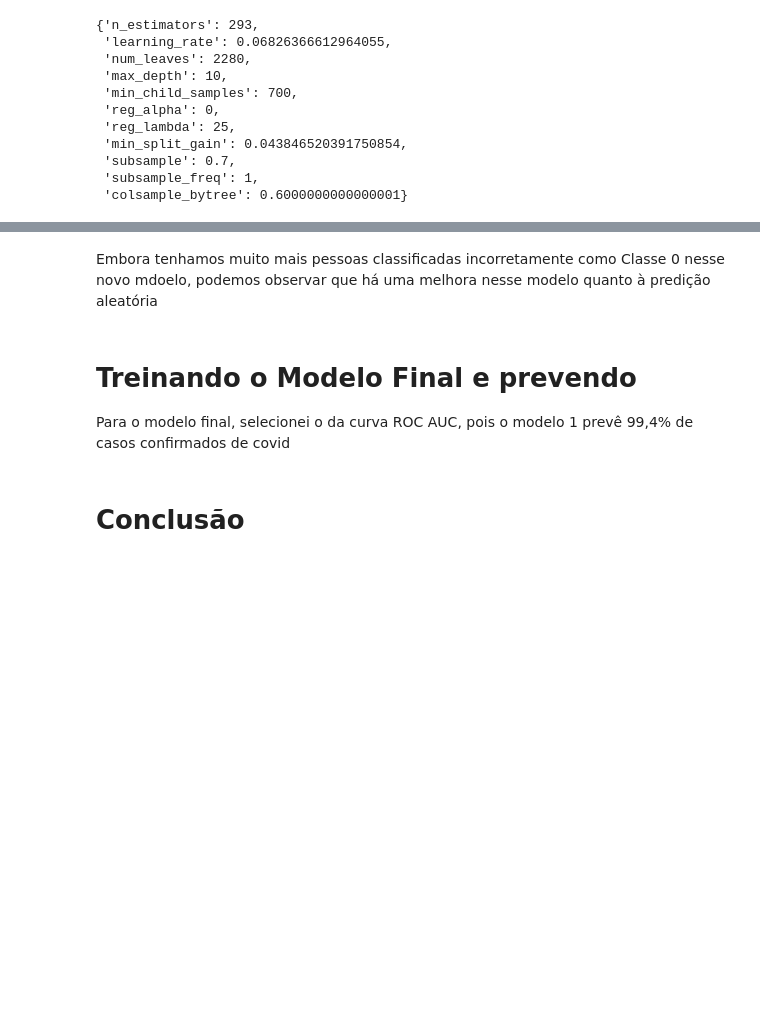
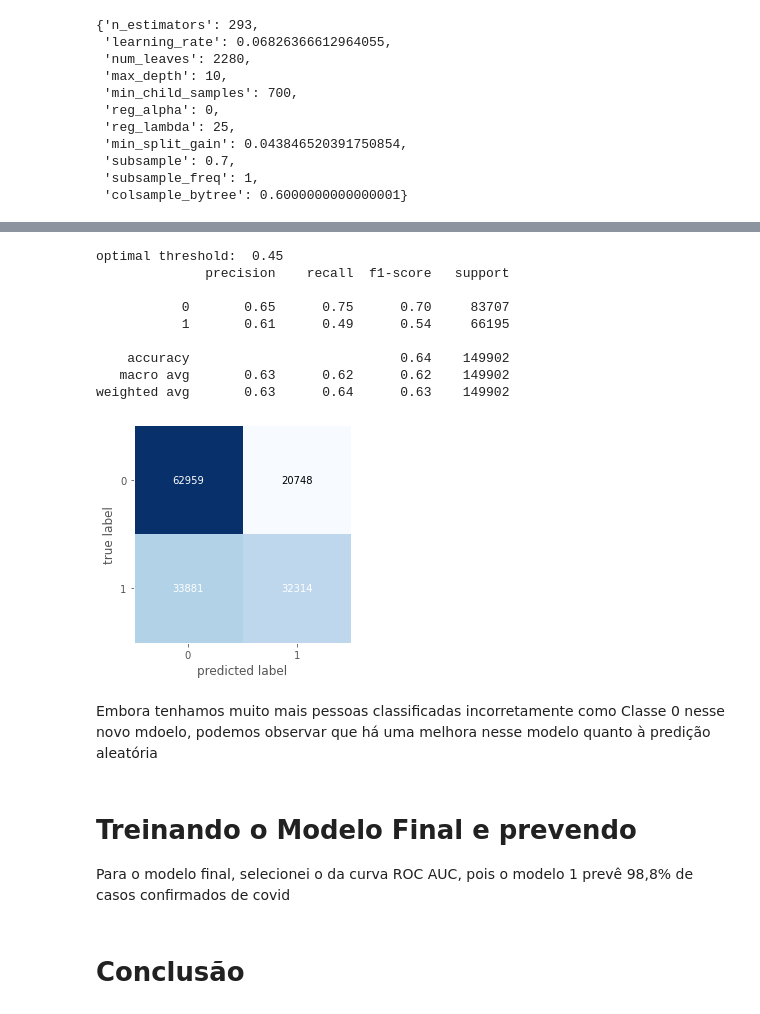
Before and after one commit to gdagosto/projeto-01-modulo-04-dsd, a Jupyter notebook: 781_Projeto1_GabrielDAgosto.ipynb, the cells around one changed output, grey strips where cells are left out. Saved outputs shown, nothing was run; the diff lists cells and outputs as text; code cells hidden in the pictures; blank space fills up the shorter version.

```diff
--- a/781_Projeto1_GabrielDAgosto.ipynb
+++ b/781_Projeto1_GabrielDAgosto.ipynb
@@ -1493,3 +1488,61 @@ weighted avg       0.63      0.64      0.63    149902
+# %%
+model = LGBMClassifier(**study_roc.best_params, verbosity=-1)
+
+# Treinando com o KFold para encontrar o threshold otimo
+kf = StratifiedKFold(n_splits=5, shuffle=True, random_state=RANDOM_STATE)
+kf_scores = []
+threshold_list = []
+
+KFold_X = pd.DataFrame(X_train)
+KFold_y = pd.DataFrame(y_train)
+
+for idx, (train_index, val_index) in enumerate(kf.split(KFold_X, KFold_y)):
+    KFold_X_train, KFold_X_val = KFold_X.values[train_index], KFold_X.values[val_index]
+    KFold_y_train, KFold_y_val = KFold_y.values[train_index].ravel(
+    ), KFold_y.values[val_index].ravel()
+
+    model.fit(KFold_X_train, KFold_y_train)
+
+    preds = model.predict_proba(KFold_X_val)[:, 1]
+
+    # Calcula as métricas para cada thresholds
+    thresh, metric, _ = utils.metric_over_thresholds(
+        evaluation_metrics, KFold_y_val, preds)
+
+    # Salva os resultados das métricas por threshold de cada fold
+    if idx == 0:
+        threshold_list = thresh
+
+    kf_scores.append(metric)
+
+# Calcula a média das métricas de cada threshold, para todos os folds, e localiza a métrica ideal
+metrics_mean = np.mean(kf_scores, axis=0)
+
+# Inverte o array para calcular o argmax, para garantir que pegue o maior threshold com resultado ideal
+thresh_idx = np.argmax(metrics_mean[::-1])
+optimal_thresh = threshold_list[::-1][thresh_idx]
+
+print('optimal threshold: ', optimal_thresh)
+
+
+# Treinando o modelo de verdade
+model.fit(X_train, y_train)
+
+y_proba = model.predict_proba(X_test)[:, 1]
+y_pred = utils.binarize(y_proba, optimal_thresh)
+
+utils.report_and_cm(y_test, y_pred)
+# %% [output]
+optimal threshold:  0.45
+              precision    recall  f1-score   support
+
+           0       0.65      0.75      0.70     83707
+           1       0.61      0.49      0.54     66195
+
+    accuracy                           0.64    149902
+   macro avg       0.63      0.62      0.62    149902
+weighted avg       0.63      0.64      0.63    149902
+[figure, added]
 # %% [markdown]
 Embora tenhamos muito mais pessoas classificadas incorretamente como Classe 0 nesse novo mdoelo, podemos observar que há uma melhora nesse modelo quanto à predição aleatória
 # %%
@@ -1498,7 +1551,7 @@ pickle.dump(optimal_threshold, open('datasets/optunaStudyROCAUCThreshold.pkl','w
 # %% [markdown]
 # Treinando o Modelo Final e prevendo
 
-Para o modelo final, selecionei o da curva ROC AUC, pois o modelo 1 prevê 99,4% de casos confirmados de covid
+Para o modelo final, selecionei o da curva ROC AUC, pois o modelo 1 prevê 98,8% de casos confirmados de covid
 # %%
 import pandas as pd
 import numpy as np
```
Also changed, not shown: parts of 15 cells of this notebook, 1 other file.
